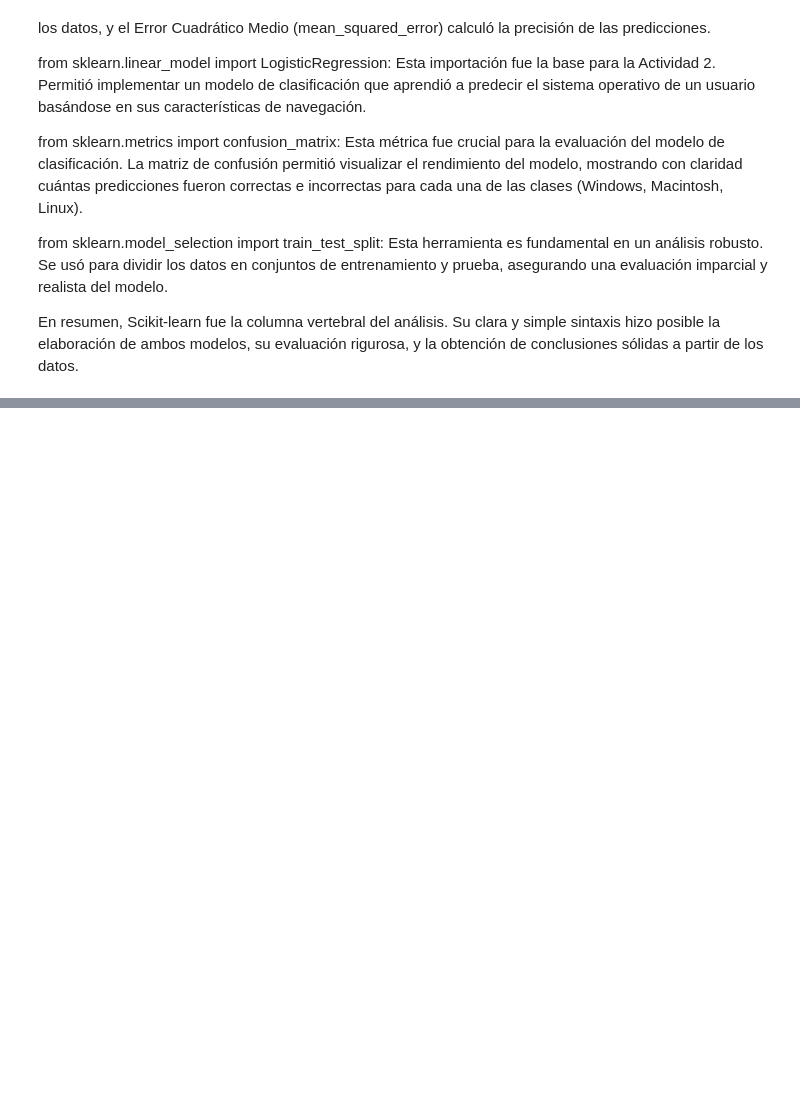
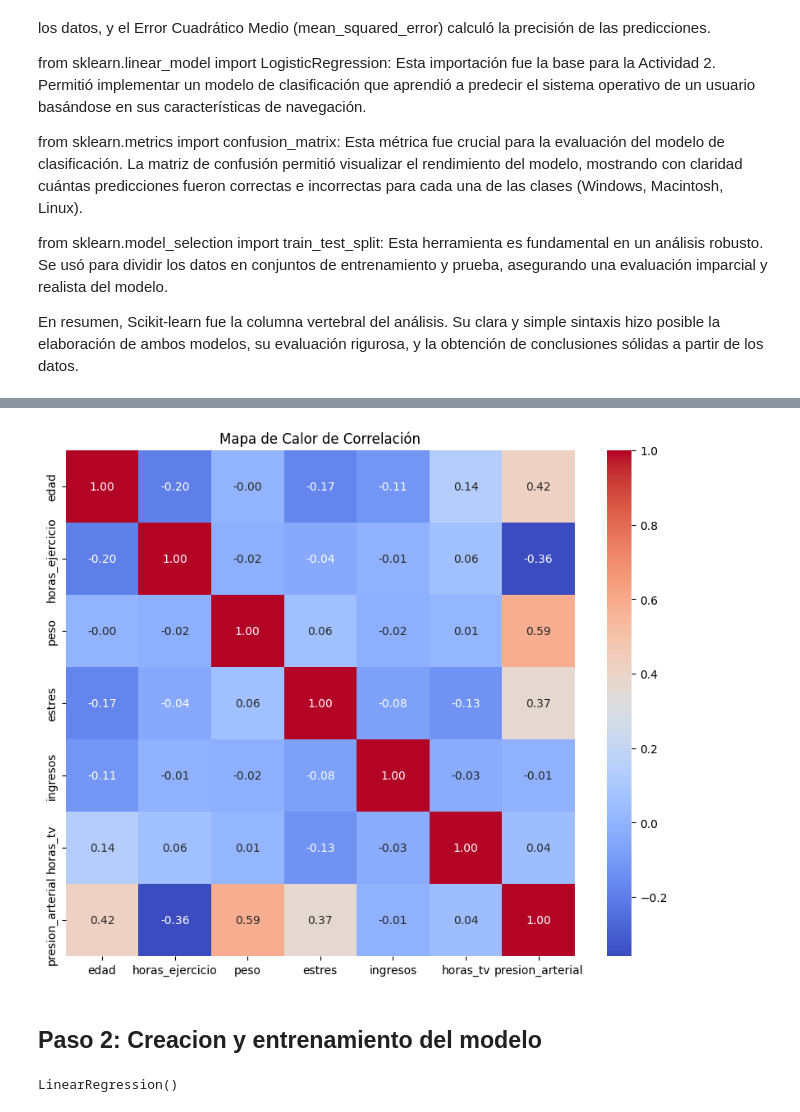
Before and after one commit to matiasespindola88/aprendizaje_automatico, a Jupyter notebook: Clase 4/Clase4_espindola_matias.ipynb, the cells around one changed output, grey strips where cells are left out. Cells and saved outputs as stored; diff of their text form; code cells hidden in the pictures; blank space fills up the shorter version.

```diff
--- a/Clase 4/Clase4_espindola_matias.ipynb
+++ b/Clase 4/Clase4_espindola_matias.ipynb
@@ -588,0 +609,5 @@ En resumen, Scikit-learn fue la columna vertebral del análisis. Su clara y simp
+# %%
+#importación dataset
+pa_df = pd.read_csv('/content/drive/MyDrive/Colab_Notebooks_2AÑO1CUATRI/Aprendizaje Automatico/Clase 4/archivos_ejercicios/dataset_regresion_multiple.csv', delimiter=';')
+print(pa_df.head())
+pa_df.info()
@@ -588,0 +635,4 @@ En resumen, Scikit-learn fue la columna vertebral del análisis. Su clara y simp
+# %%
+#análisis de correlacion
+correlacion = pa_df.corr()
+print(correlacion)
@@ -588,0 +657,10 @@ En resumen, Scikit-learn fue la columna vertebral del análisis. Su clara y simp
+# %%
+#heatmap visual para entender la correlación
+plt.figure(figsize=(10, 8))
+sns.heatmap(correlacion, annot=True, cmap='coolwarm', fmt=".2f")
+plt.title('Mapa de Calor de Correlación')
+plt.show()
+# %% [output]
+[figure, added]
+# %% [markdown]
+## Paso 2: Creacion y entrenamiento del modelo
@@ -588,0 +671,9 @@ En resumen, Scikit-learn fue la columna vertebral del análisis. Su clara y simp
+# %%
+#división de datos para entrenamiento y prueba (70-30)
+X_train, X_test, Y_train, Y_test = train_test_split(X, Y, test_size=0.3, random_state=42)
+
+#ajuste del modelo
+modelo_regresion = LinearRegression()
+modelo_regresion.fit(X_train, Y_train)
+# %% [output]
+LinearRegression()
```
Also changed, not shown: parts of 18 cells of this notebook.
